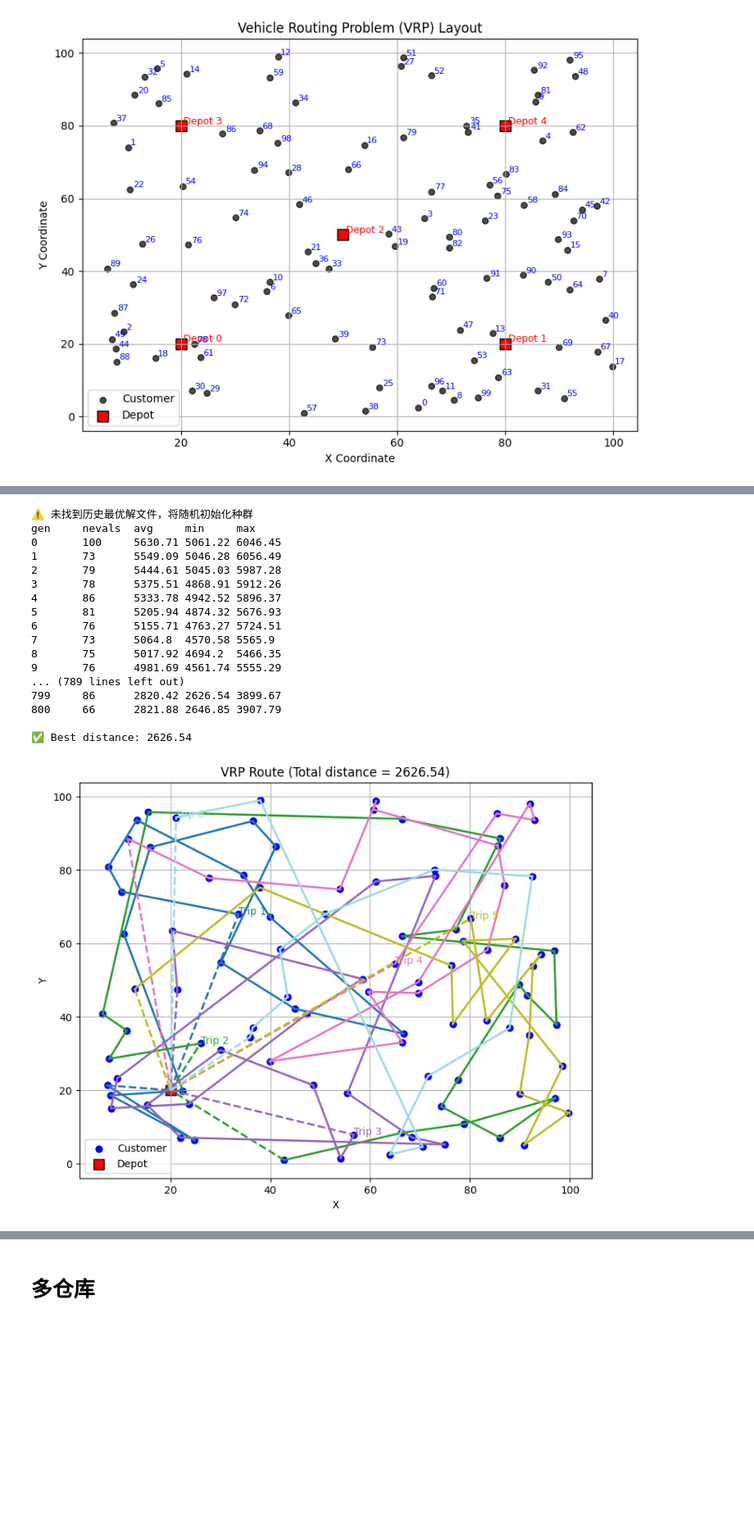
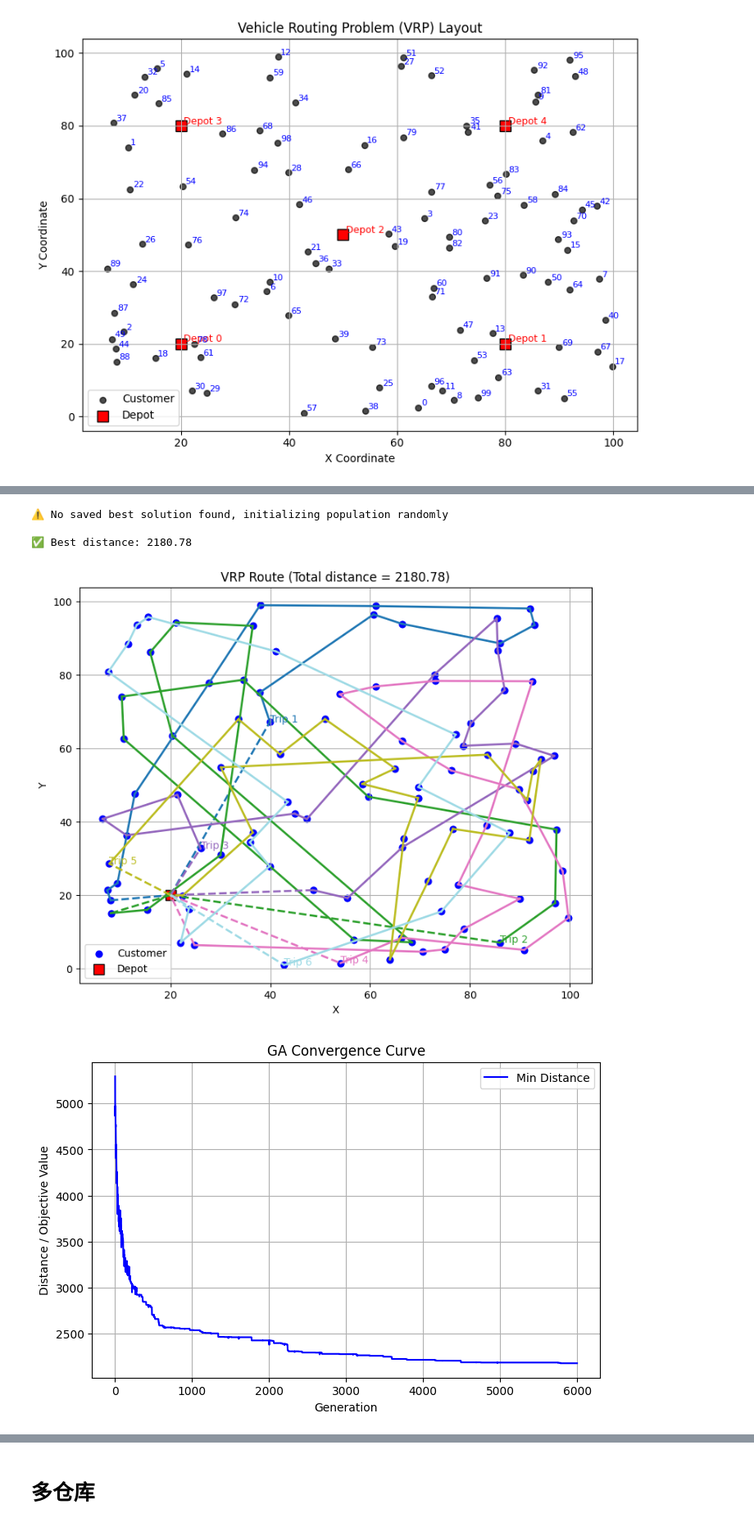
Before and after one commit to ssyss-513/MyColab, a Jupyter notebook: COMP5511/5511_a1.ipynb, the cells around one changed output, grey strips where cells are left out. Shown at 82% size. Saved outputs shown, nothing was run; the diff lists cells and outputs as text; code cells hidden in the pictures; blank space fills up the shorter version.

```diff
--- a/COMP5511/5511_a1.ipynb
+++ b/COMP5511/5511_a1.ipynb
@@ -227,23 +209,23 @@ toolbox.register("mate", tools.cxOrdered)
 toolbox.register("mutate", tools.mutShuffleIndexes, indpb=0.05)
 toolbox.register("select", tools.selTournament, tournsize=3)
 # %%
-
 # -----------------------------
-# 5. 读取历史最优解（如果存在）
+# Load saved best solutions (if available)
 # -----------------------------
 try:
-    with open("best_solutions.pkl", "rb") as f:
+    with open("best_solution_Q1_1.pkl", "rb") as f:
         saved_solutions = pickle.load(f)
-    print(f"✅ 读取了 {len(saved_solutions)} 个历史最优解")
-    # 用保存的个体初始化种群前 N 个
+    print(f"✅ Loaded {len(saved_solutions)} saved best solutions")
+    # Initialize population with saved individuals
     initial_pop = [creator.Individual(sol["individual"]) for sol in saved_solutions]
 except FileNotFoundError:
-    print("⚠️ 未找到历史最优解文件，将随机初始化种群")
+    print("⚠️ No saved best solution found, initializing population randomly")
     initial_pop = []
+
 # -----------------------------
 # 6. Run GA
 # -----------------------------
-n_random = max(0, 100 - len(initial_pop))  # 剩余个体随机生成
+n_random = max(0, 100 - len(initial_pop))  # Remaining individuals generated randomly
 pop = initial_pop + [toolbox.individual() for _ in range(n_random)]
 hof = tools.HallOfFame(1)
 hof_save = tools.HallOfFame(10)
@@ -252,8 +234,10 @@ stats.register("avg", np.mean)
 stats.register("min", np.min)
 stats.register("max", np.max)
 
-algorithms.eaSimple(pop, toolbox, cxpb=0.7, mutpb=0.25, ngen=800,
-                    stats=stats, halloffame=hof, verbose=True)
+logbook = tools.Logbook()
+
+pop, logbook = algorithms.eaSimple(pop, toolbox, cxpb=0.75, mutpb=0.25, ngen=6000,
+                    stats=stats, halloffame=hof, verbose=False) # RUN！！！！
 
 best = hof[0]
 best_val, best_segments = eval_vrp_classical(best)
@@ -269,52 +253,52 @@ plt.scatter(depot_row["XCOORD"], depot_row["YCOORD"], c='red', marker='s', s=100
 
 colors = plt.cm.tab20(np.linspace(0,1,len(best_segments)))
 
 for i, seg in enumerate(best_segments):
     for j in range(len(seg)-1):
         x1, y1 = coords[seg[j]]
         x2, y2 = coords[seg[j+1]]
 
-        # 判断路线类型
         if seg[j] == depot_no or seg[j+1] == depot_no:
-            # depot 到客户 或客户回 depot
+            # depot to customer
             plt.plot([x1, x2], [y1, y2], color=colors[i], lw=2, linestyle='--')
         else:
-            # 客户到客户
+            # customer to customer
             plt.plot([x1, x2], [y1, y2], color=colors[i], lw=2, linestyle='-')
 
-    # 标记每次行程
+    # Mark each trip
     plt.text(coords[seg[1]][0], coords[seg[1]][1], f"Trip {i+1}", color=colors[i])
 
-# 添加图例，说明虚线和实线
 from matplotlib.lines import Line2D
 legend_elements = [
     Line2D([0], [0], color='black', lw=2, linestyle='-', label='Customer → Customer'),
     Line2D([0], [0], color='black', lw=2, linestyle='--', label='Depot → Customer / Customer → Depot')
 ]
 plt.legend(handles=legend_elements + plt.gca().get_legend_handles_labels()[0])
 
 plt.title(f"VRP Route (Total distance = {best_val[0]:.2f})")
 plt.xlabel("X")
 plt.ylabel("Y")
 plt.legend()
 plt.grid(True)
 plt.show()
+
+min_values = logbook.select("min")
+avg_values = logbook.select("avg")
+max_values = logbook.select("max")
+
+plt.figure(figsize=(8,5))
+plt.plot(min_values, label="Min Distance", color='blue')
+#plt.plot(avg_values, label="Avg Distance", color='orange')
+#plt.plot(max_values, label="Max Distance", color='red')
+plt.xlabel("Generation")
+plt.ylabel("Distance / Objective Value")
+plt.title("GA Convergence Curve")
+plt.legend()
+plt.grid(True)
+plt.show()
 # %% [output]
-⚠️ 未找到历史最优解文件，将随机初始化种群
-gen     nevals  avg     min     max
-0       100     5630.71 5061.22 6046.45
-1       73      5549.09 5046.28 6056.49
-2       79      5444.61 5045.03 5987.28
-3       78      5375.51 4868.91 5912.26
-4       86      5333.78 4942.52 5896.37
-5       81      5205.94 4874.32 5676.93
-6       76      5155.71 4763.27 5724.51
-7       73      5064.8  4570.58 5565.9
-8       75      5017.92 4694.2  5466.35
-9       76      4981.69 4561.74 5555.29
-... (789 lines left out)
-799     86      2820.42 2626.54 3899.67
-800     66      2821.88 2646.85 3907.79
+⚠️ No saved best solution found, initializing population randomly
 
-✅ Best distance: 2626.54
+✅ Best distance: 2180.78
-[figure, old version]
+[figure, new version]
+[figure, added]
```
Also changed, not shown: parts of 26 cells of this notebook.
